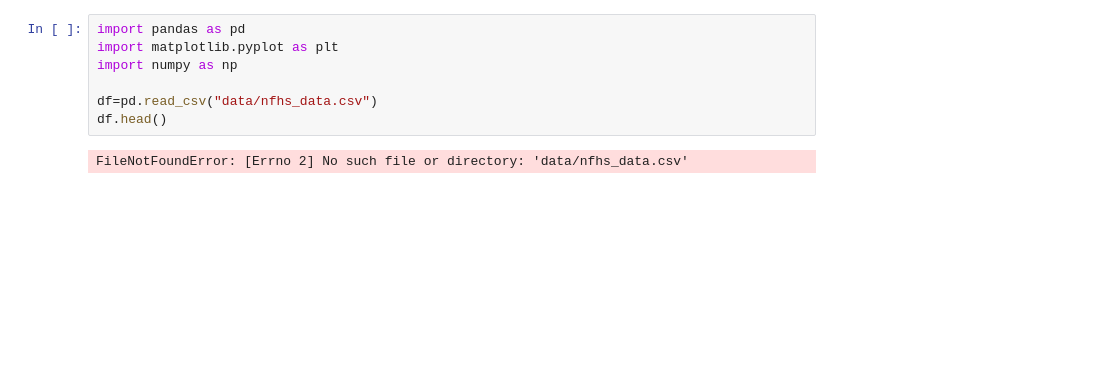
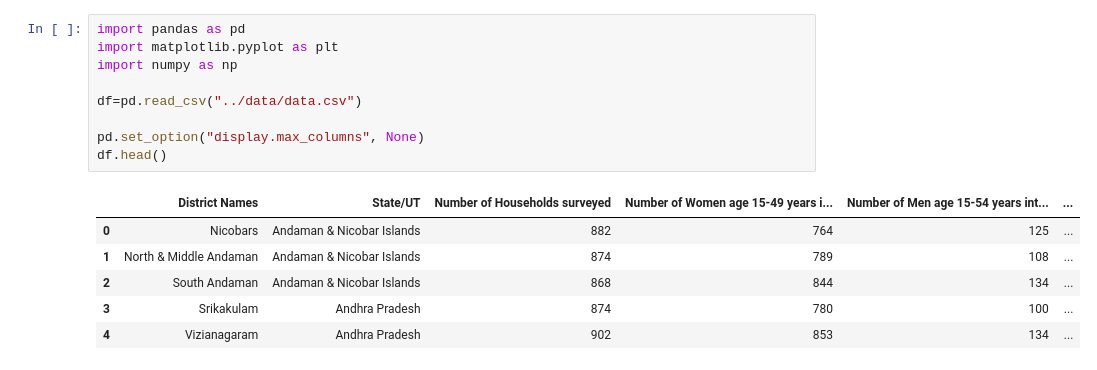
Before and after one commit to Vedid11/india_health_analytics_nhfs, a Jupyter notebook: notebooks/eda.ipynb, the cells around one changed output. Saved outputs shown, nothing was run; the diff lists cells and outputs as text; blank space fills up the shorter version.

```diff
--- a/notebooks/eda.ipynb
+++ b/notebooks/eda.ipynb
@@ -1,9 +1,16 @@
 # %%
 import pandas as pd
 import matplotlib.pyplot as plt
 import numpy as np
 
-df=pd.read_csv("data/nfhs_data.csv")
+df=pd.read_csv("../data/data.csv")
+
+pd.set_option("display.max_columns", None)
 df.head()
 # %% [output]
-FileNotFoundError: [Errno 2] No such file or directory: 'data/nfhs_data.csv'
+|  | District Names | State/UT | Number of Households surveyed | Number of Women age 15-49 years i... | Number of Men age 15-54 years int... | ... |
+| 0 | Nicobars | Andaman & Nicobar Islands | 882 | 764 | 125 | ... |
+| 1 | North & Middle Andaman | Andaman & Nicobar Islands | 874 | 789 | 108 | ... |
+| 2 | South Andaman | Andaman & Nicobar Islands | 868 | 844 | 134 | ... |
+| 3 | Srikakulam | Andhra Pradesh | 874 | 780 | 100 | ... |
+| 4 | Vizianagaram | Andhra Pradesh | 902 | 853 | 134 | ... |
```
Also changed, not shown: parts of 20 cells of this notebook, 1 other file.
